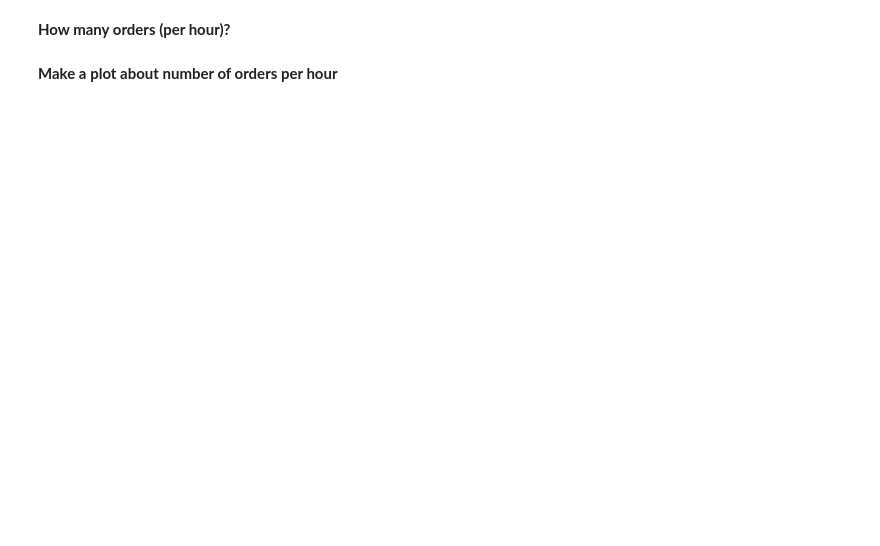
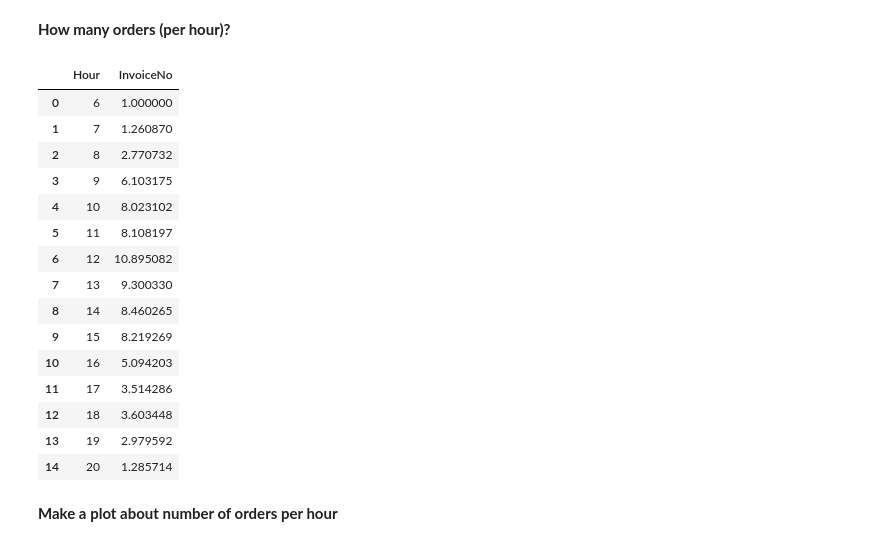
Before and after one commit to truongvihuy/Week3Assignment, a Jupyter notebook: Trương Vĩ Huy - Assignment Week 3 - Data Science.ipynb, the cells around one changed output. Saved outputs shown, nothing was run; the diff lists cells and outputs as text; code cells hidden in the pictures; blank space fills up the shorter version.

```diff
--- a/Trương Vĩ Huy - Assignment Week 3 - Data Science.ipynb
+++ b/Trương Vĩ Huy - Assignment Week 3 - Data Science.ipynb
@@ -256,8 +256,28 @@ latin1.groupby('Year').sum().sort_values('UnitPrice', ascending=False).head(1)
 
 **How many orders (per hour)?**
 # %%
-# latin1['Hour'] = latin1['InvoiceDate'].dt.strftime("%Y/%m/%d %H")
-# orderhour = latin1.groupby(by=['Hour','InvoiceNo'],as_index=False).mean()['Hour'].value_counts()
-# orderhour
+latin1['Hour'] = latin1['InvoiceDate'].dt.hour
+latin1['Date'] = latin1['InvoiceDate'].dt.strftime("%Y/%m/%d")
+orderhour = latin1.groupby(by=['Hour','Date','InvoiceNo'],as_index=False).first()
+orderhour = orderhour.groupby(by=['Hour','Date'], as_index=False)['InvoiceNo'].count()
+orderhour = orderhour.groupby(by=['Hour'], as_index=False).mean()
+orderhour
+# %% [output]
+|  | Hour | InvoiceNo |
+| 0 | 6 | 1.000000 |
+| 1 | 7 | 1.260870 |
+| 2 | 8 | 2.770732 |
+| 3 | 9 | 6.103175 |
+| 4 | 10 | 8.023102 |
+| 5 | 11 | 8.108197 |
+| 6 | 12 | 10.895082 |
+| 7 | 13 | 9.300330 |
+| 8 | 14 | 8.460265 |
+| 9 | 15 | 8.219269 |
+| 10 | 16 | 5.094203 |
+| 11 | 17 | 3.514286 |
+| 12 | 18 | 3.603448 |
+| 13 | 19 | 2.979592 |
+| 14 | 20 | 1.285714 |
 # %% [markdown]
 **Make a plot about number of orders per hour**
```
Also changed, not shown: parts of 6 cells of this notebook.
